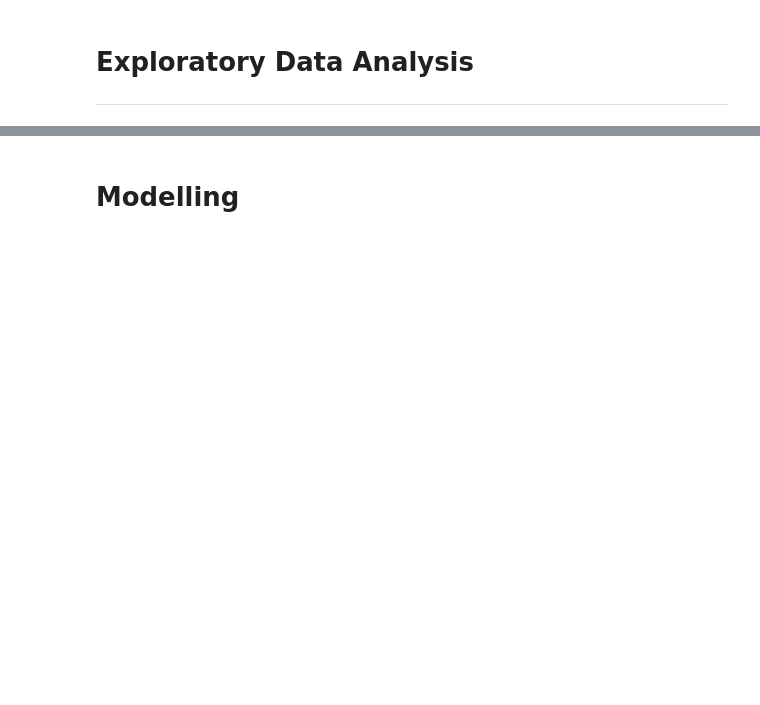
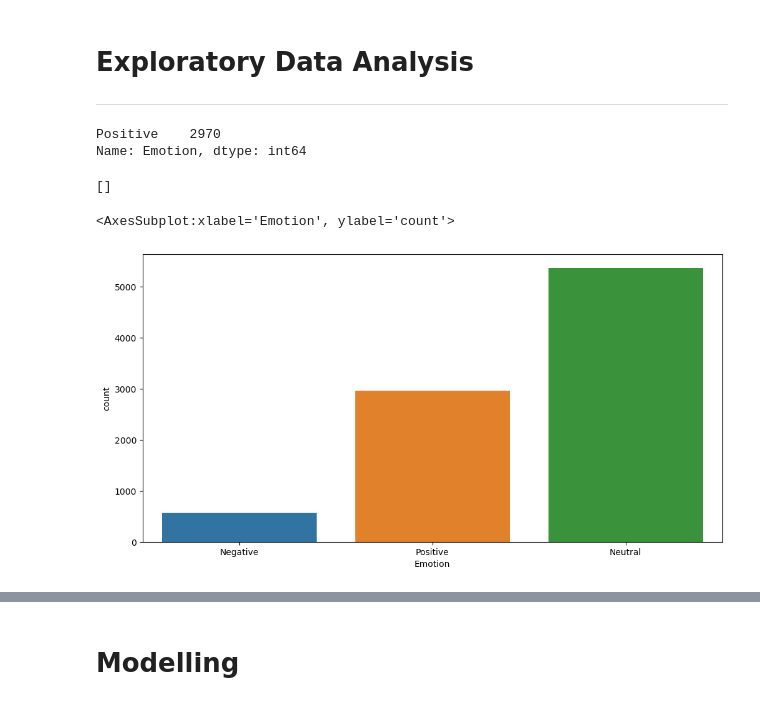
Before and after one commit to R3TR0Quan/twitter-sentiment-analysis, a Jupyter notebook: notebook.ipynb, the cells around one changed output, grey strips where cells are left out. Saved outputs shown, nothing was run; the diff lists cells and outputs as text; code cells hidden in the pictures; blank space fills up the shorter version.

```diff
--- a/notebook.ipynb
+++ b/notebook.ipynb
@@ -186,11 +206,12 @@ stopwords_list = stopwords.words('english')
 #Create an instance of the PorterStemmer
 stemmer =PorterStemmer()
 # %%
-def preprocess_text(text, tokenizer,stopwords_list,stemmer):
+def preprocess_text(text, tokenizer, stopwords_list, stemmer):
     text = text.lower()
-    token =tokenizer.tokenize(text)
-    stop_words  = [word for word in token if word not in stopwords_list]
-    stemmed_stopwords = [stemmer.stem(word) for word in stop_words]
+    token = tokenizer.tokenize(text)
+    stop_words = [word for word in token if word not in stopwords_list]
+    punctuation_removed = [word for word in stop_words if word not in string.punctuation]
+    stemmed_stopwords = [stemmer.stem(word) for word in punctuation_removed]
     return stemmed_stopwords
 # %%
 text_data = data.Tweet.apply(lambda x: preprocess_text(x, tokenizer,stopwords_list,stemmer))
@@ -228,3 +236,25 @@ data
 # %% [markdown]
 # Exploratory Data Analysis
 ---
+# %%
+# Sentiments -plot
+
+pos_sentiments = data[data['Emotion']=='Positive']
+#verifying that neutral and negative tweets have been removed
+pos_sentiments['Emotion'].value_counts()
+# %% [output]
+Positive    2970
+Name: Emotion, dtype: int64
+# %%
+from nltk import FreqDist
+pos_tweets = pos_sentiments['preprocessed_text'].to_list()
+pos_tweets = FreqDist()
+pos_tweets.most_common(10)
+# %% [output]
+[]
+# %%
+plt.figure(figsize=(12,6))
+sns.countplot(x='Emotion',data=data)
+# %% [output]
+<AxesSubplot:xlabel='Emotion', ylabel='count'>
+[figure, added]
```
Also changed, not shown: parts of 18 cells of this notebook.
